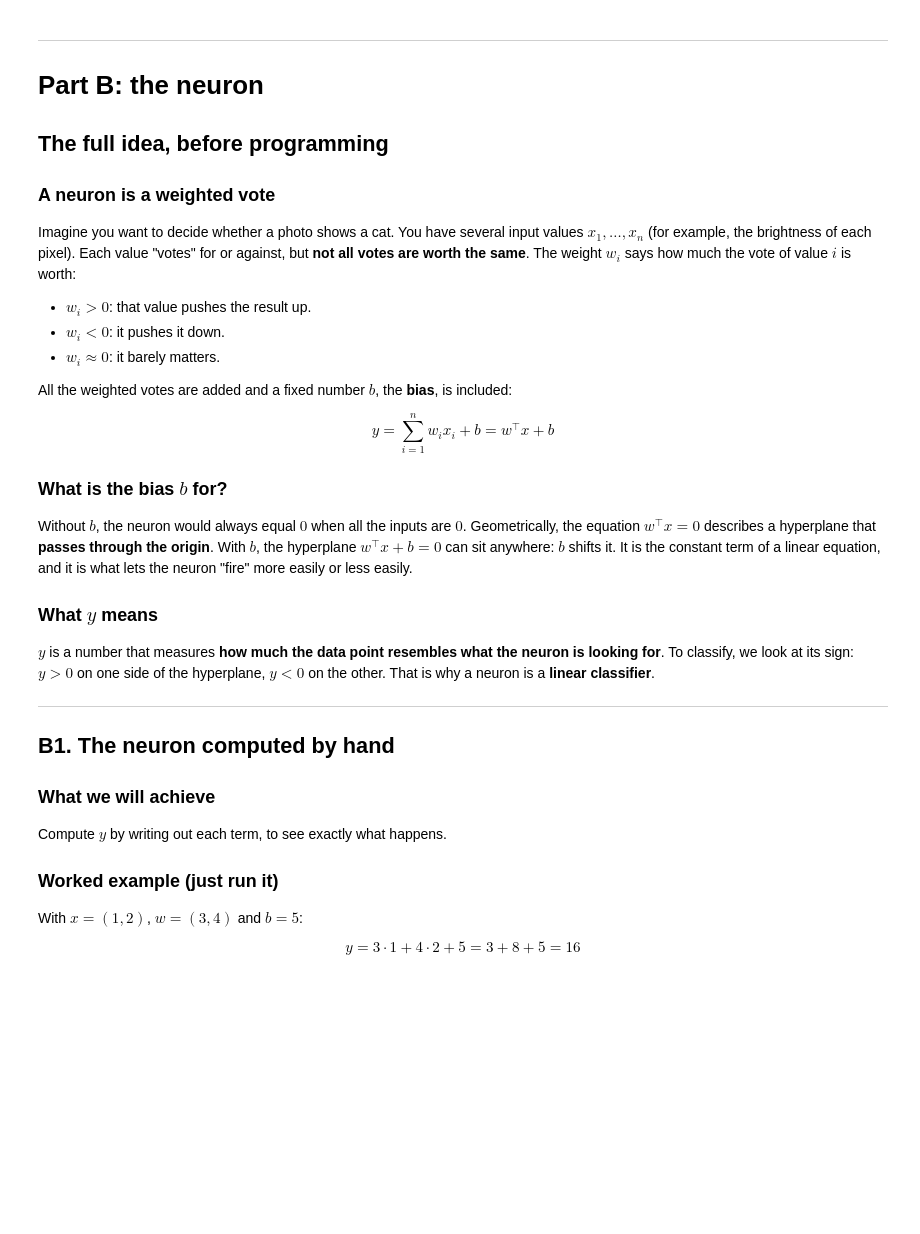
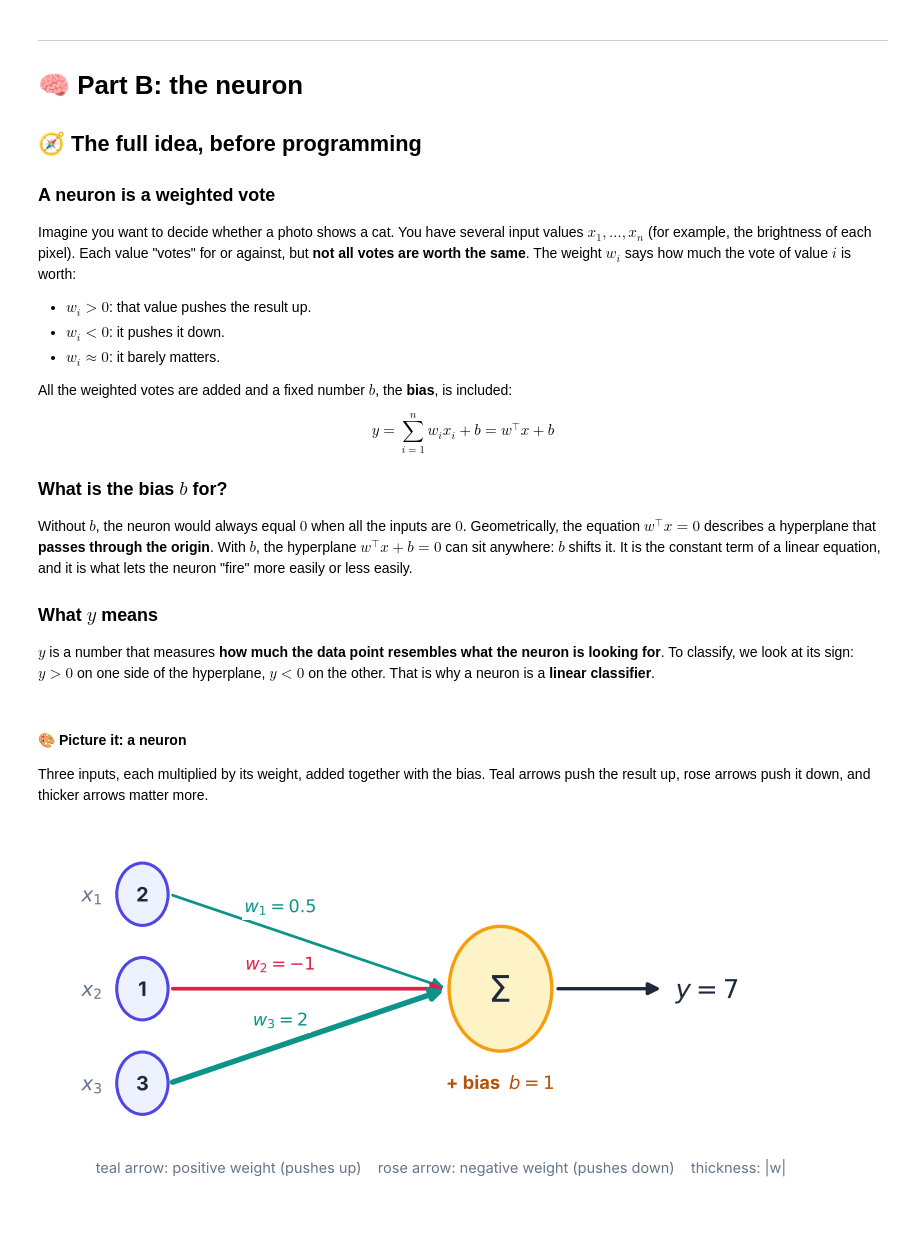
Before and after one commit to mathsaicode/AILab, a Jupyter notebook: notebooks/U01_S01_2026-11-23_neurona-y-capa/S01_2026-11-23_neurona-y-capa.ipynb, the cells around one changed output. Cells and saved outputs as stored; diff of their text form; code cells hidden in the pictures; blank space fills up the shorter version.

```diff
--- a/notebooks/U01_S01_2026-11-23_neurona-y-capa/S01_2026-11-23_neurona-y-capa.ipynb
+++ b/notebooks/U01_S01_2026-11-23_neurona-y-capa/S01_2026-11-23_neurona-y-capa.ipynb
@@ -206,8 +236,8 @@ check(total == 60, "Correct: 10 + 20 + 30 = 60", "Write total + numbers[i]. It s
 # %% [markdown]
 ---
-# Part B: the neuron
+# 🧠 Part B: the neuron
 
-## The full idea, before programming
+## 🧭 The full idea, before programming
 
 ### A neuron is a weighted vote
 Imagine you want to decide whether a photo shows a cat. You have several input values $x_1,\dots,x_n$ (for example, the brightness of each pixel). Each value "votes" for or against, but **not all votes are worth the same**. The weight $w_i$ says how much the vote of value $i$ is worth:
@@ -225,14 +255,10 @@ Without $b$, the neuron would always equal $0$ when all the inputs are $0$. Geom
 
 ### What $y$ means
 $y$ is a number that measures **how much the data point resembles what the neuron is looking for**. To classify, we look at its sign: $y>0$ on one side of the hyperplane, $y<0$ on the other. That is why a neuron is a **linear classifier**.
-
----
-## B1. The neuron computed by hand
-
-### What we will achieve
-Compute $y$ by writing out each term, to see exactly what happens.
-
-### Worked example (just run it)
-With $x=(1,2)$, $w=(3,4)$ and $b=5$:
-
-$$y = 3\cdot 1 + 4\cdot 2 + 5 = 3 + 8 + 5 = 16$$
+# %% [markdown]
+#### 🎨 Picture it: a neuron
+Three inputs, each multiplied by its weight, added together with the bias. Teal arrows push the result up, rose arrows push it down, and thicker arrows matter more.
+# %%
+draw_neuron(x=[2, 1, 3], w=[0.5, -1, 2], b=1)
+# %% [output]
+[figure, added]
```
Also changed, not shown: parts of 63 cells of this notebook, 10 other files.
